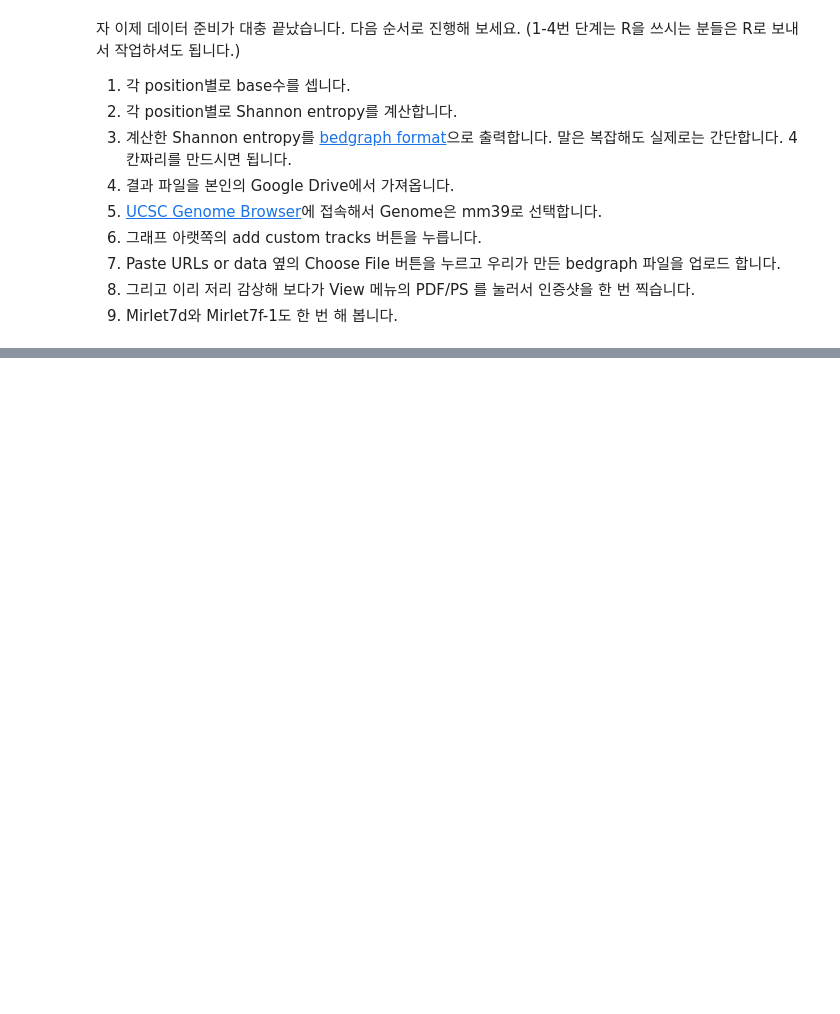
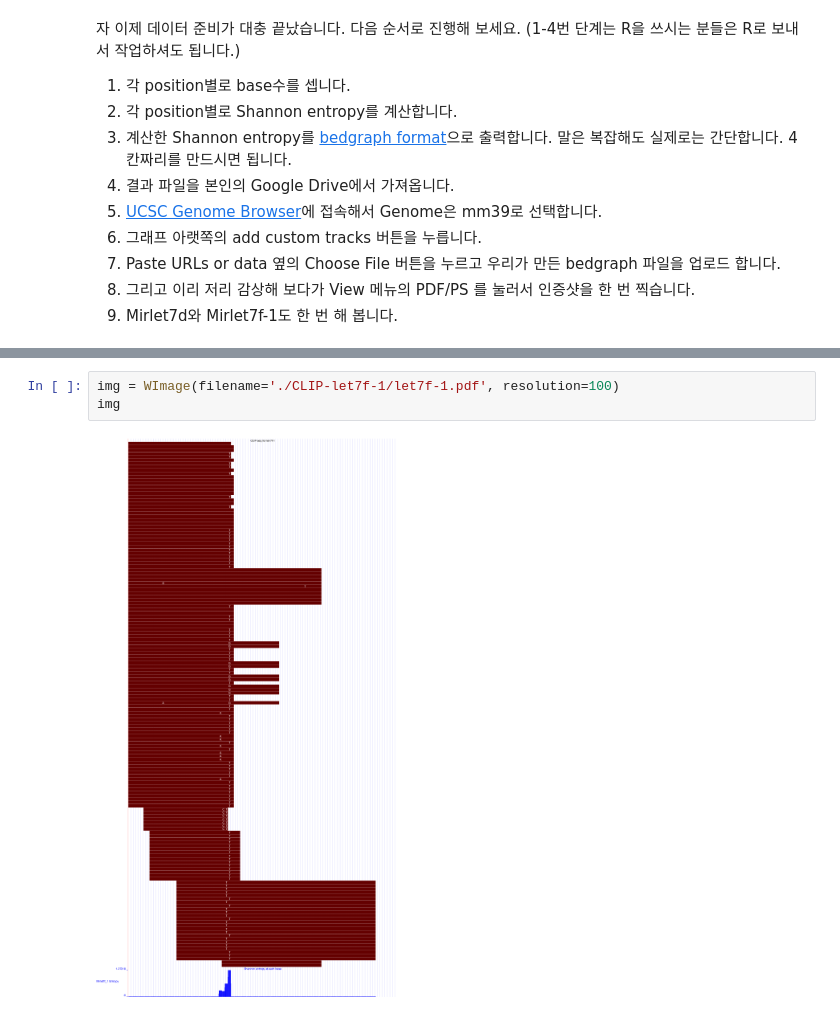
Before and after one commit to whatabean/assignment_bin, a Jupyter notebook: CoLab_TermProj_2025_3.ipynb, the cells around one changed output, grey strips where cells are left out. Saved outputs shown, nothing was run; the diff lists cells and outputs as text; blank space fills up the shorter version.

```diff
--- a/CoLab_TermProj_2025_3.ipynb
+++ b/CoLab_TermProj_2025_3.ipynb
@@ -446,0 +329,5 @@ view
+# %%
+img = WImage(filename='./CLIP-let7f-1/let7f-1.pdf', resolution=100)
+img
+# %% [output]
+[figure, added]
```
Also changed, not shown: parts of 10 cells of this notebook.
